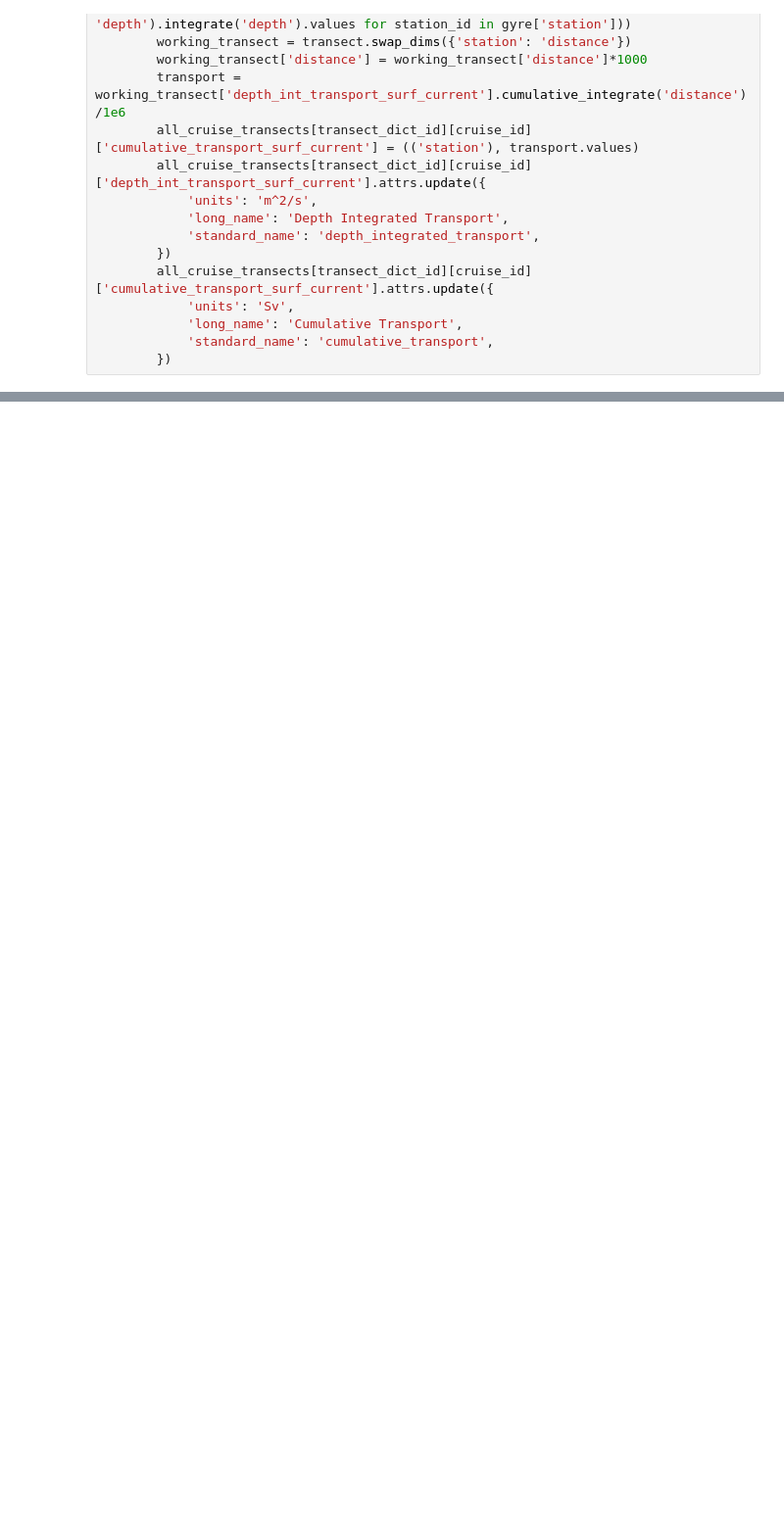
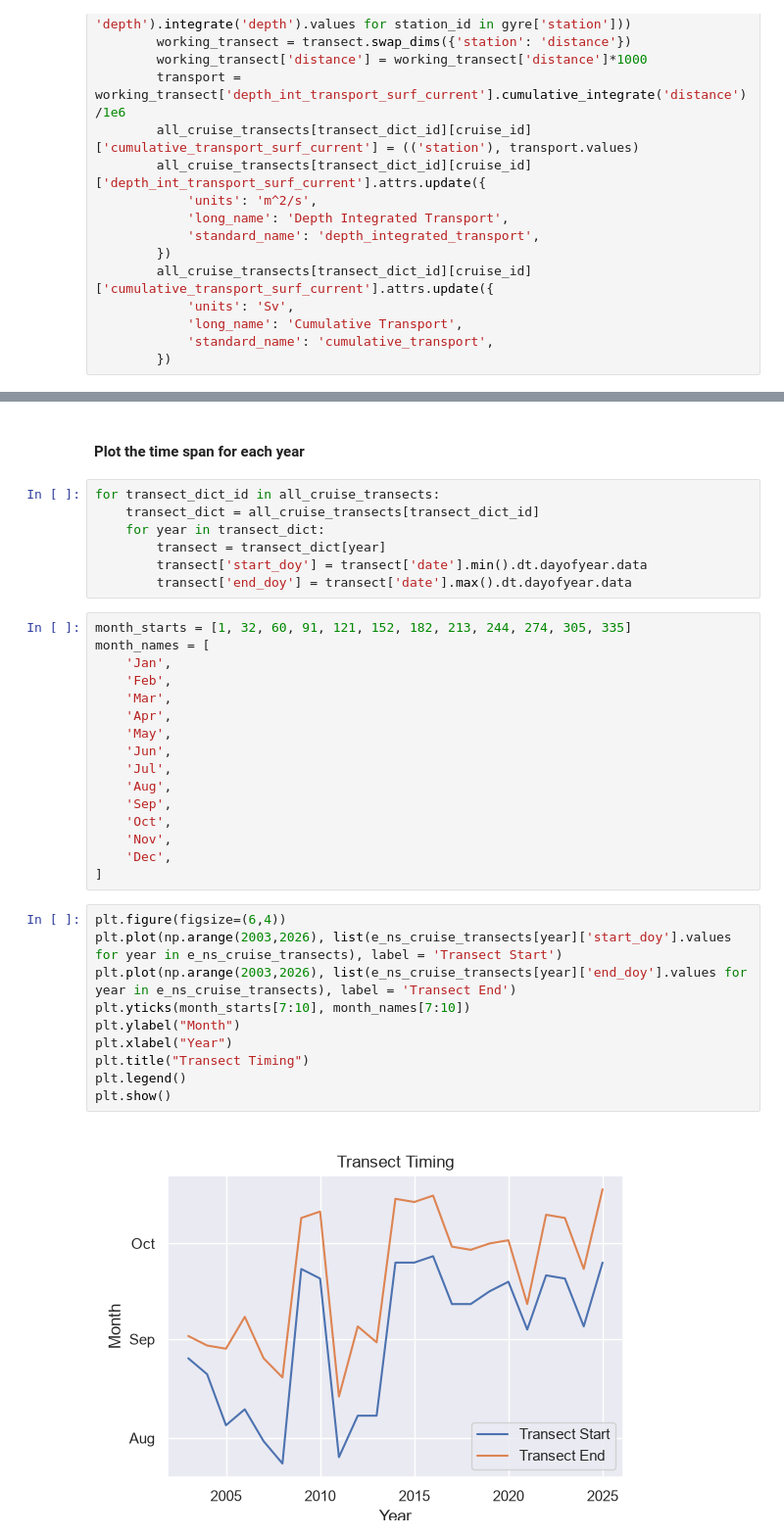
Before and after one commit to ben-sprague/3D-TEA-BAG, a Jupyter notebook: geo_vel.ipynb, the cells around one changed output, grey strips where cells are left out. Shown at 98% size. Saved outputs shown, nothing was run; the diff lists cells and outputs as text; blank space fills up the shorter version.

```diff
--- a/geo_vel.ipynb
+++ b/geo_vel.ipynb
@@ -549,0 +469,37 @@ plt.show()
+# %% [markdown]
+#### Plot the time span for each year
+# %%
+for transect_dict_id in all_cruise_transects:
+    transect_dict = all_cruise_transects[transect_dict_id]
+    for year in transect_dict:
+        transect = transect_dict[year]
+        transect['start_doy'] = transect['date'].min().dt.dayofyear.data
+        transect['end_doy'] = transect['date'].max().dt.dayofyear.data
+# %%
+month_starts = [1, 32, 60, 91, 121, 152, 182, 213, 244, 274, 305, 335]
+month_names = [
+    'Jan',
+    'Feb',
+    'Mar',
+    'Apr',
+    'May',
+    'Jun',
+    'Jul',
+    'Aug',
+    'Sep',
+    'Oct',
+    'Nov',
+    'Dec',
+]
+# %%
+plt.figure(figsize=(6,4))
+plt.plot(np.arange(2003,2026), list(e_ns_cruise_transects[year]['start_doy'].values for year in e_ns_cruise_transects), label = 'Transect Start')
+plt.plot(np.arange(2003,2026), list(e_ns_cruise_transects[year]['end_doy'].values for year in e_ns_cruise_transects), label = 'Transect End')
+plt.yticks(month_starts[7:10], month_names[7:10])
+plt.ylabel("Month")
+plt.xlabel("Year")
+plt.title("Transect Timing")
+plt.legend()
+plt.show()
+# %% [output]
+[figure, added]
```
Also changed, not shown: parts of 9 cells of this notebook.
